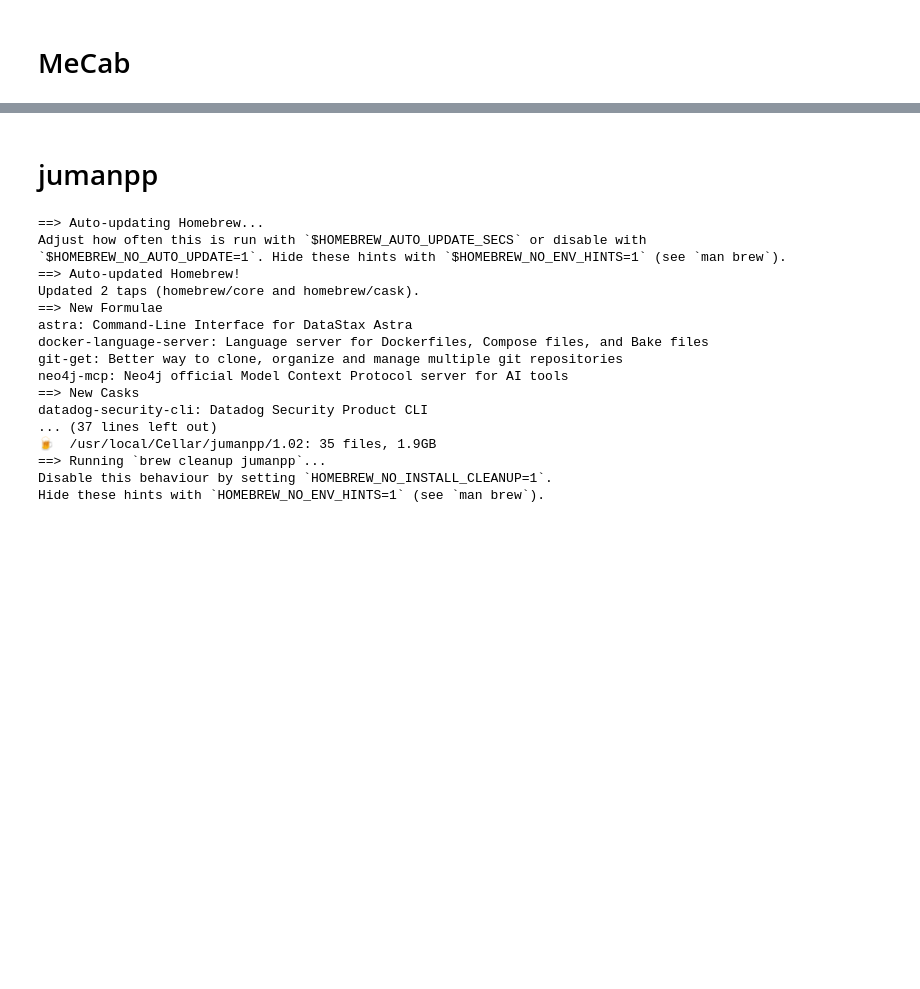
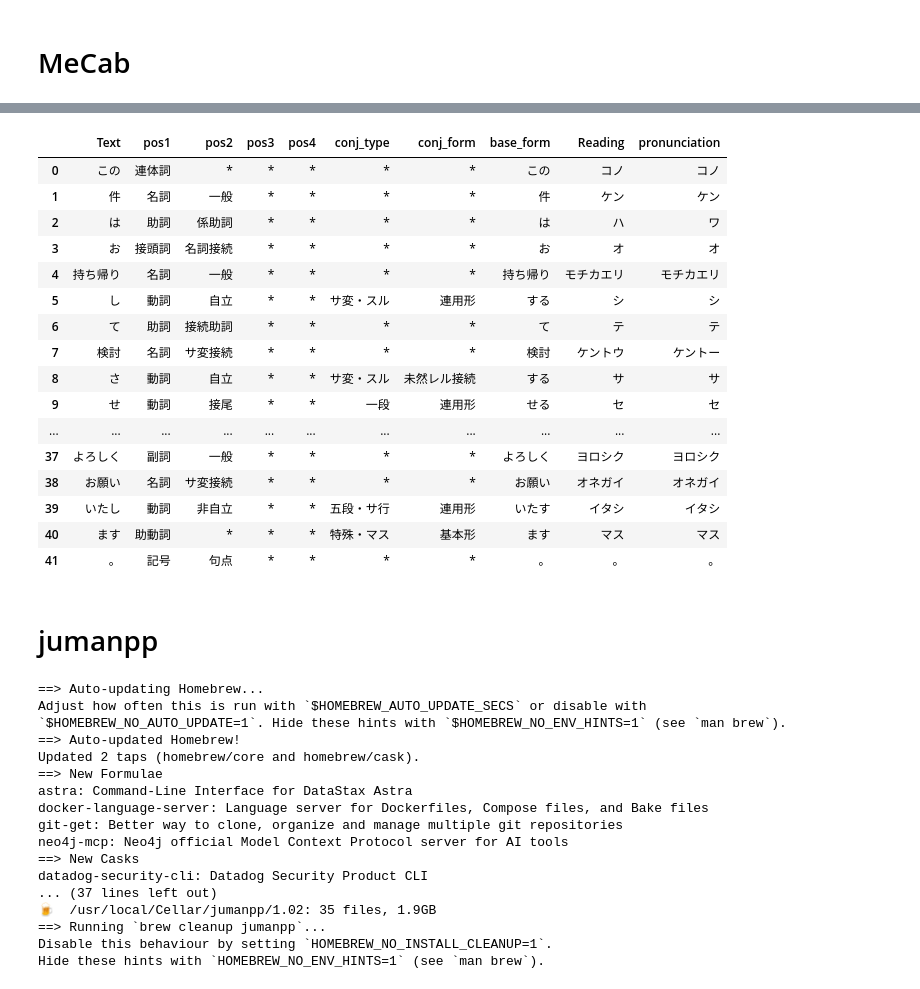
Before and after one commit to HarryKito/CompareTokenizer, a Jupyter notebook: jp/algorithms_compare.ipynb, the cells around one changed output, grey strips where cells are left out. Cells and saved outputs as stored; diff of their text form; code cells hidden in the pictures; blank space fills up the shorter version.

Commit message:
Update with table

```diff
--- a/jp/algorithms_compare.ipynb
+++ b/jp/algorithms_compare.ipynb
@@ -10,9 +10,10 @@ text = """
 # %%
 import MeCab
 # %%
-wakati = MeCab.Tagger("-Owakati")
+wakati = MeCab.Tagger()
 # %%
-MeCab_data = wakati.parse(text).split()
+MeCab_data = wakati.parse(text)
 print(MeCab_data)
-type(MeCab_data)
+print(type(MeCab_data))
+print(repr(str(MeCab_data.splitlines()[0])))
 # %% [output]
@@ -21,3 +37,49 @@ list
+# %%
+rows=[]
+
+for line in MeCab_data.splitlines():
+    if '\t' not in line: # character delimiter = tab
+        continue
+
+    surface, features = line.split('\t', 1)
+    feature_list = features.split(',')
+
+    rows.append([surface] + feature_list)
+# %%
+import pandas as pd
+columns = [
+    "Text",
+    "pos1", # Part Of Speeches
+    "pos2",
+    "pos3",
+    "pos4",
+    "conj_type",
+    "conj_form",
+    "base_form",
+    "Reading",
+    "pronunciation"
+]
+
+df = pd.DataFrame(rows, columns=columns)
+df
+# %% [output]
+|  | Text | pos1 | pos2 | pos3 | pos4 | conj_type | conj_form | base_form | Reading | pronunciation |
+| 0 | この | 連体詞 | * | * | * | * | * | この | コノ | コノ |
+| 1 | 件 | 名詞 | 一般 | * | * | * | * | 件 | ケン | ケン |
+| 2 | は | 助詞 | 係助詞 | * | * | * | * | は | ハ | ワ |
+| 3 | お | 接頭詞 | 名詞接続 | * | * | * | * | お | オ | オ |
+| 4 | 持ち帰り | 名詞 | 一般 | * | * | * | * | 持ち帰り | モチカエリ | モチカエリ |
+| 5 | し | 動詞 | 自立 | * | * | サ変・スル | 連用形 | する | シ | シ |
+| 6 | て | 助詞 | 接続助詞 | * | * | * | * | て | テ | テ |
+| 7 | 検討 | 名詞 | サ変接続 | * | * | * | * | 検討 | ケントウ | ケントー |
+| 8 | さ | 動詞 | 自立 | * | * | サ変・スル | 未然レル接続 | する | サ | サ |
+| 9 | せ | 動詞 | 接尾 | * | * | 一段 | 連用形 | せる | セ | セ |
+| ... | ... | ... | ... | ... | ... | ... | ... | ... | ... | ... |
+| 37 | よろしく | 副詞 | 一般 | * | * | * | * | よろしく | ヨロシク | ヨロシク |
+| 38 | お願い | 名詞 | サ変接続 | * | * | * | * | お願い | オネガイ | オネガイ |
+| 39 | いたし | 動詞 | 非自立 | * | * | 五段・サ行 | 連用形 | いたす | イタシ | イタシ |
+| 40 | ます | 助動詞 | * | * | * | 特殊・マス | 基本形 | ます | マス | マス |
+| 41 | 。 | 記号 | 句点 | * | * | * | * | 。 | 。 | 。 |
 # %% [markdown]
 # jumanpp
 # %%
```
Also changed, not shown: parts of 1 cell of this notebook.
